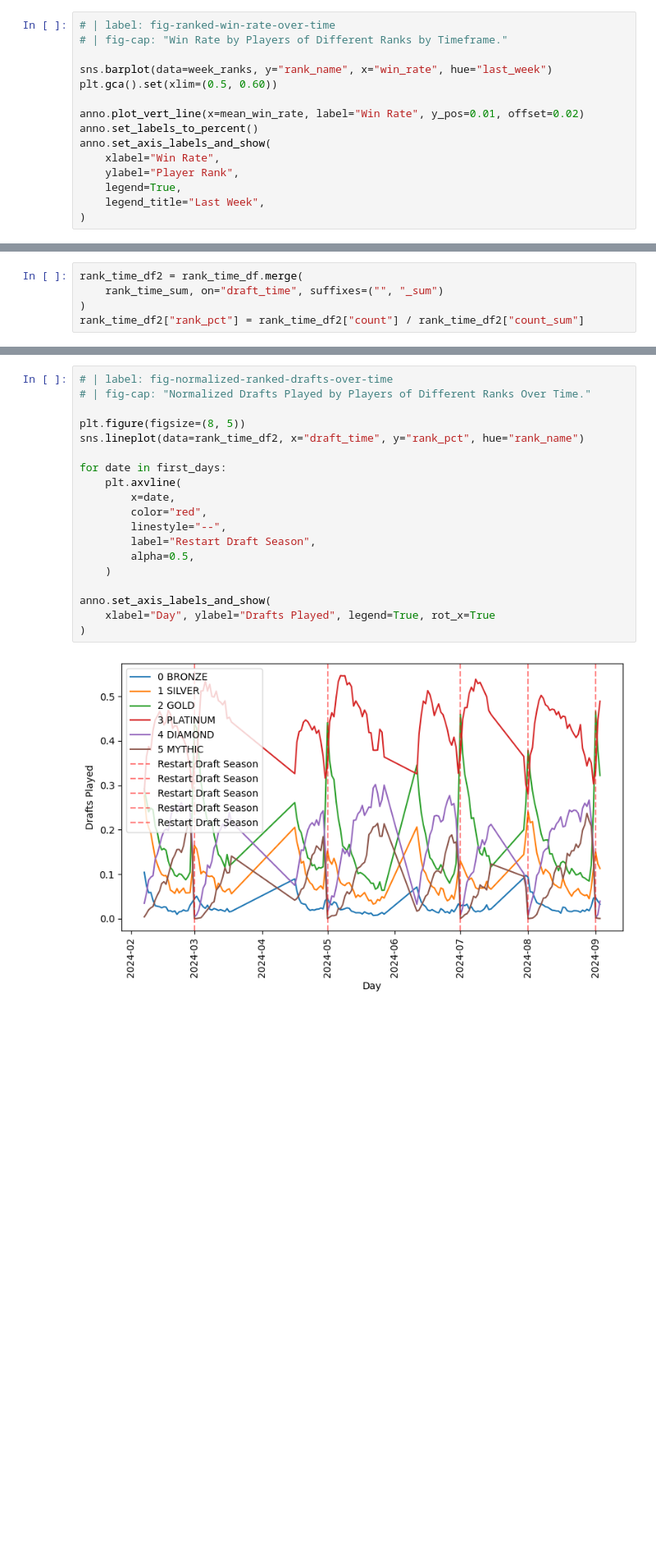
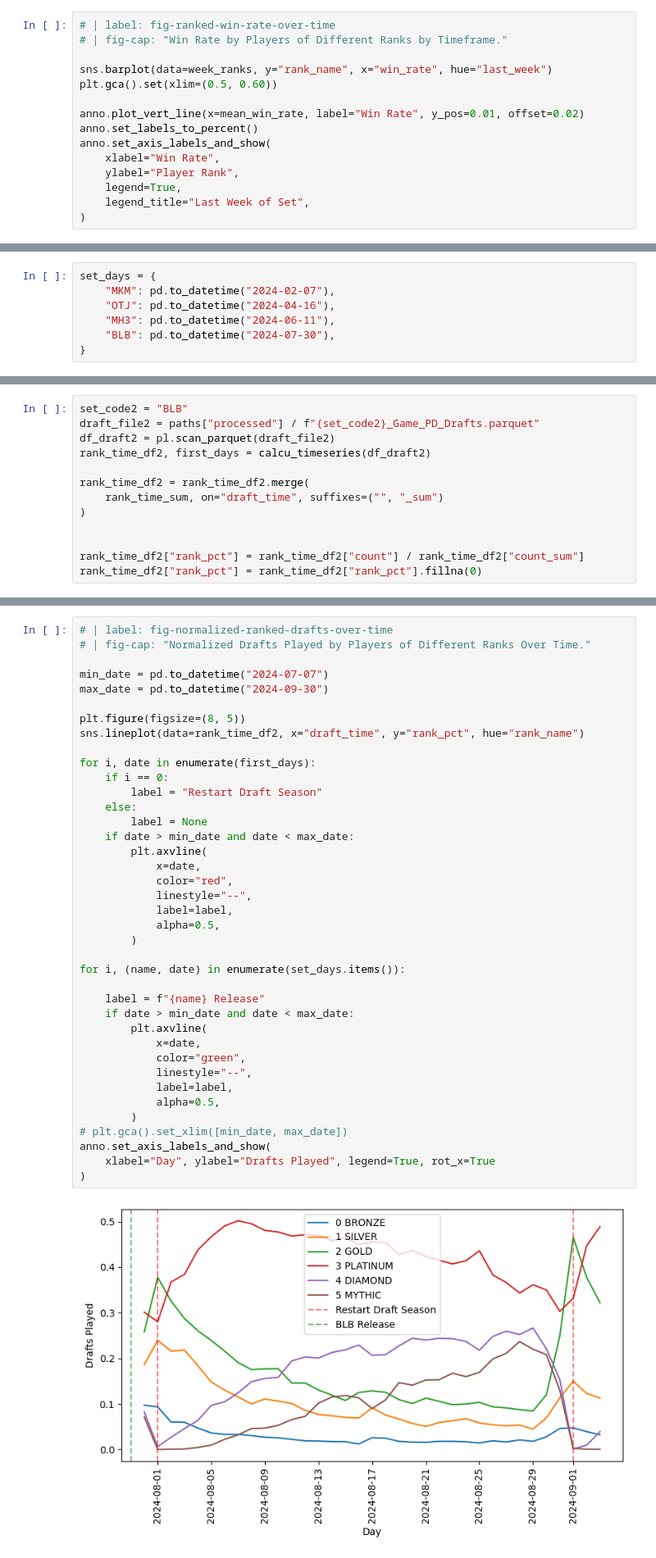
Before and after one commit to meehljd/mtg-modeling, a Jupyter notebook: notebooks/10-eda/02-draft-data/01-premier-play/20-player-rank.ipynb, the cells around one changed output, grey strips where cells are left out. Shown at 82% size. Drawn from its saved outputs; the diff is of its cells as text; blank space fills up the shorter version.

Commit message:
docs: flesh out analysis for special draft studies

```diff
--- a/notebooks/10-eda/02-draft-data/01-premier-play/20-player-rank.ipynb
+++ b/notebooks/10-eda/02-draft-data/01-premier-play/20-player-rank.ipynb
@@ -162,6 +161,6 @@ anno.set_axis_labels_and_show(
     xlabel="Win Rate",
     ylabel="Player Rank",
     legend=True,
-    legend_title="Last Week",
+    legend_title="Last Week of Set",
 )
 # %% [output]
@@ -271,2 +304,9 @@ rank_time_sum = (
+# %%
+set_days = {
+    "MKM": pd.to_datetime("2024-02-07"),
+    "OTJ": pd.to_datetime("2024-04-16"),
+    "MH3": pd.to_datetime("2024-06-11"),
+    "BLB": pd.to_datetime("2024-07-30"),
+}
 # %%
 # | label: fig-ranked-total-drafts-over-time
@@ -300,7 +356,15 @@ This normalization highlights the relative activity at each rank more clearly. A
 
 Diamond and Mythic both start with minimal participation but gradually increase in play almost monotonically, albeit at different rates.
 # %%
-rank_time_df2 = rank_time_df.merge(
+set_code2 = "BLB"
+draft_file2 = paths["processed"] / f"{set_code2}_Game_PD_Drafts.parquet"
+df_draft2 = pl.scan_parquet(draft_file2)
+rank_time_df2, first_days = calcu_timeseries(df_draft2)
+
+rank_time_df2 = rank_time_df2.merge(
     rank_time_sum, on="draft_time", suffixes=("", "_sum")
 )
+
+
 rank_time_df2["rank_pct"] = rank_time_df2["count"] / rank_time_df2["count_sum"]
+rank_time_df2["rank_pct"] = rank_time_df2["rank_pct"].fillna(0)
@@ -307,21 +374,41 @@ rank_time_df2["rank_pct"] = rank_time_df2["count"] / rank_time_df2["count_sum"]
 # %%
 # | label: fig-normalized-ranked-drafts-over-time
 # | fig-cap: "Normalized Drafts Played by Players of Different Ranks Over Time."
 
+min_date = pd.to_datetime("2024-07-07")
+max_date = pd.to_datetime("2024-09-30")
+
 plt.figure(figsize=(8, 5))
 sns.lineplot(data=rank_time_df2, x="draft_time", y="rank_pct", hue="rank_name")
 
-for date in first_days:
-    plt.axvline(
-        x=date,
-        color="red",
-        linestyle="--",
-        label="Restart Draft Season",
-        alpha=0.5,
-    )
+for i, date in enumerate(first_days):
+    if i == 0:
+        label = "Restart Draft Season"
+    else:
+        label = None
+    if date > min_date and date < max_date:
+        plt.axvline(
+            x=date,
+            color="red",
+            linestyle="--",
+            label=label,
+            alpha=0.5,
+        )
 
+for i, (name, date) in enumerate(set_days.items()):
+
+    label = f"{name} Release"
+    if date > min_date and date < max_date:
+        plt.axvline(
+            x=date,
+            color="green",
+            linestyle="--",
+            label=label,
+            alpha=0.5,
+        )
+# plt.gca().set_xlim([min_date, max_date])
 anno.set_axis_labels_and_show(
     xlabel="Day", ylabel="Drafts Played", legend=True, rot_x=True
 )
 # %% [output]
-[figure, old version]
+[figure, new version]
```
Also changed, not shown: parts of 26 cells of this notebook, 5 other files.
